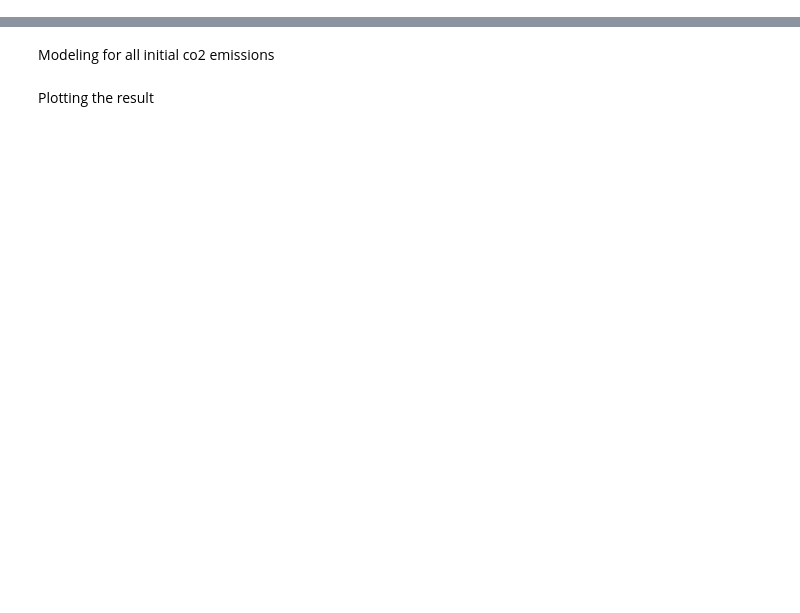
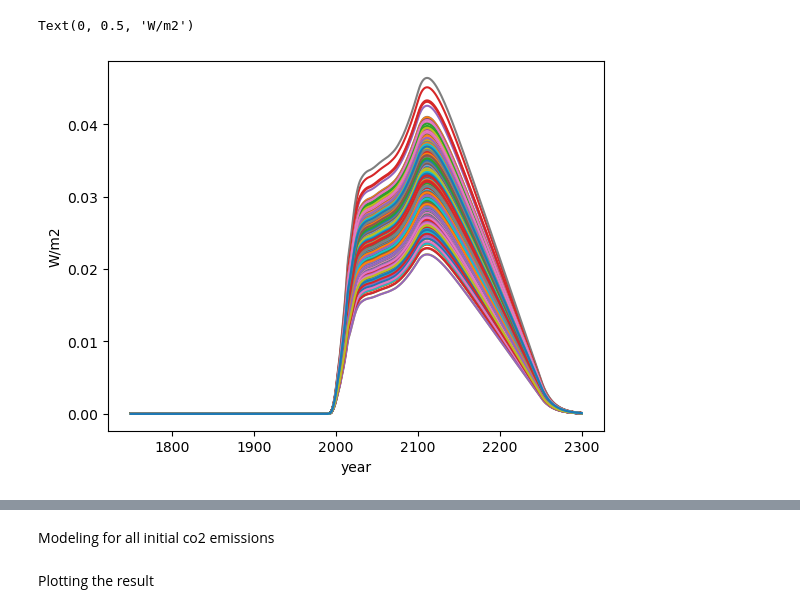
Before and after one commit to xuxingcheng/FAIR-emission-climate-model, a Jupyter notebook: examples/CO2 effect on global temp investigation.ipynb, the cells around one changed output, grey strips where cells are left out. Drawn from its saved outputs; the diff is of its cells as text; code cells hidden in the pictures; blank space fills up the shorter version.

```diff
--- a/examples/CO2 effect on global temp investigation.ipynb
+++ b/examples/CO2 effect on global temp investigation.ipynb
@@ -8,0 +56,8 @@ from fair.io import read_properties
+# %%
+pl.plot(f.timebounds, f.forcing.loc[dict(scenario='high-extension', specie='HFC-134a')], label=f.configs);
+#pl.title('ssp119: methane forcing')
+pl.xlabel('year')
+pl.ylabel('W/m2')
+# %% [output]
+Text(0, 0.5, 'W/m2')
+[figure, added]
```
Also changed, not shown: parts of 4 cells of this notebook, 5 other files.
